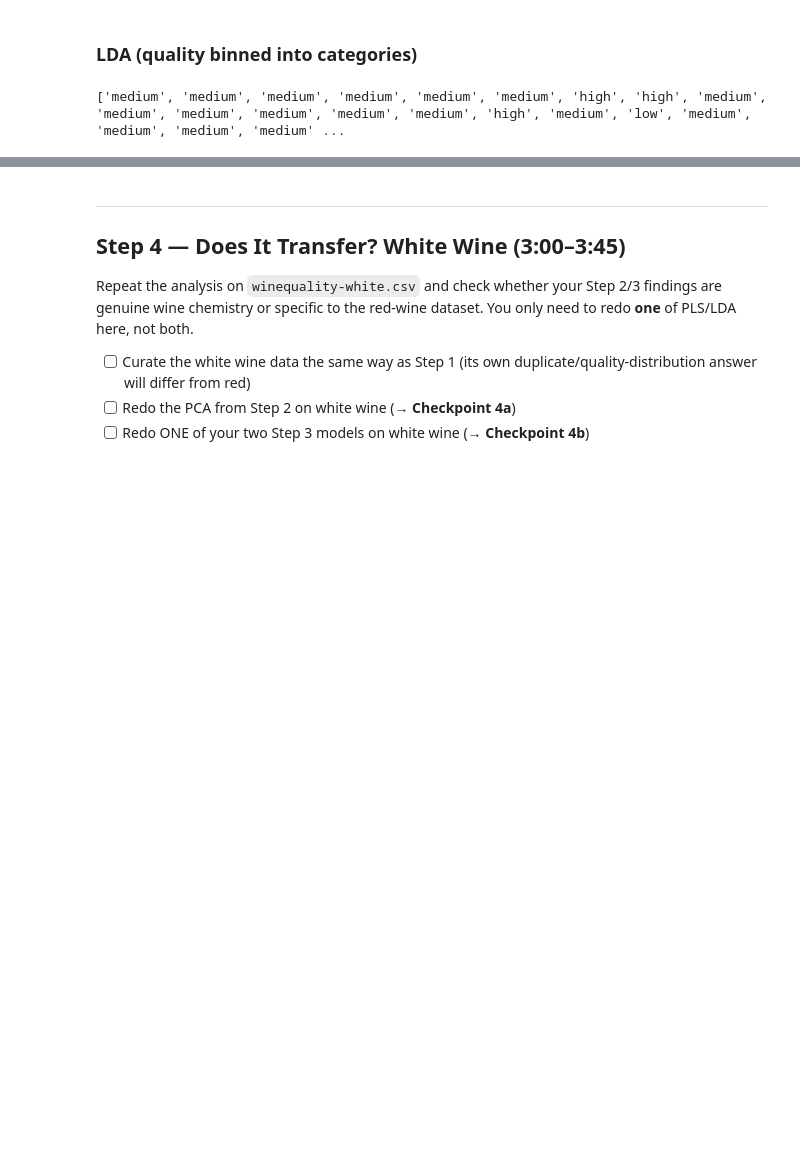
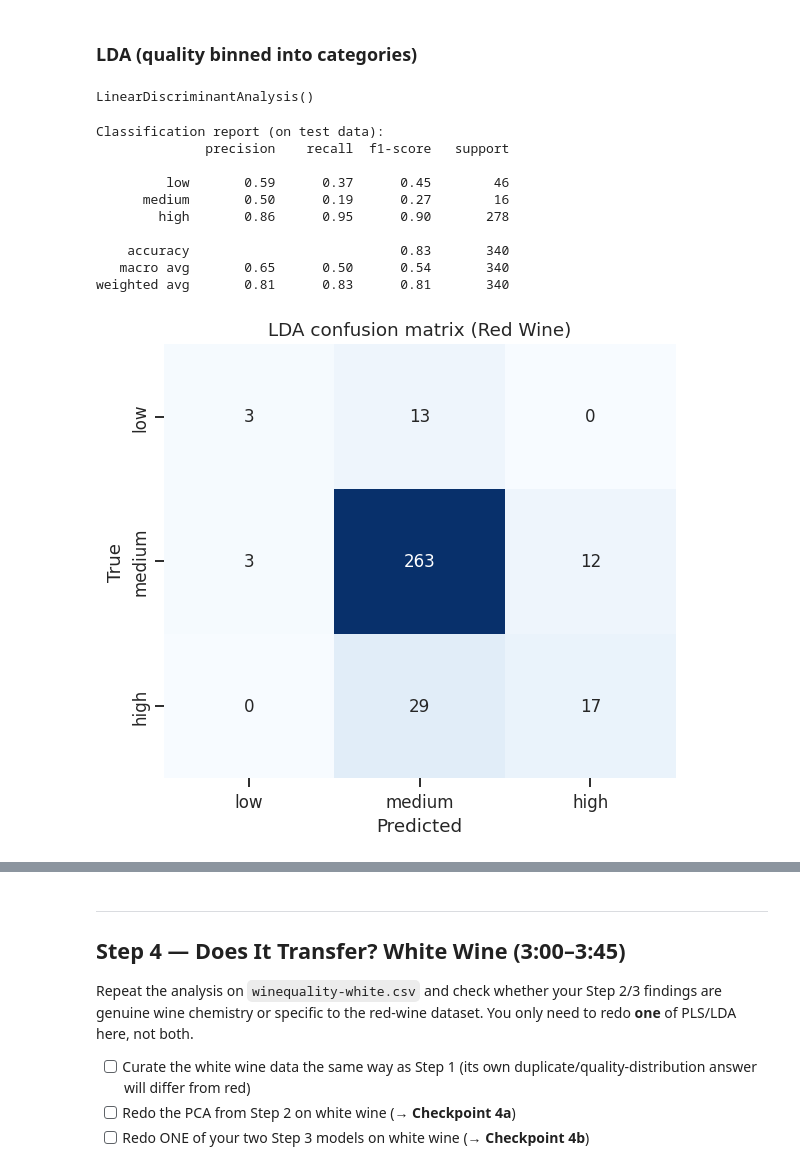
Before and after one commit to evagulevska-ctrl/1kb570_2026, a Jupyter notebook: Labs/02_modelling_wine_quality/starter_notebook.ipynb, the cells around one changed output, grey strips where cells are left out. Drawn from its saved outputs; the diff is of its cells as text; code cells hidden in the pictures; blank space fills up the shorter version.

```diff
--- a/Labs/02_modelling_wine_quality/starter_notebook.ipynb
+++ b/Labs/02_modelling_wine_quality/starter_notebook.ipynb
@@ -353,25 +353,59 @@ PLS test-set RMSE: 0.724 mS/cm
 # this is a real modelling decision, not a formality.
 # Check the resulting class sizes: are they balanced?
 
-labels = []
+labels_red = []
 
-for yi in (y):
+for yi in (y_red):
     if yi in (3,4):
-        labels.append('low')
+        labels_red.append('low')
     elif yi in (5,6):
-        labels.append('medium')
+        labels_red.append('medium')
     else:
-        labels.append('high')
-print(labels)
+        labels_red.append('high')
-# %% [output]
-['medium', 'medium', 'medium', 'medium', 'medium', 'medium', 'high', 'high', 'medium', 'medium', 'medium', 'medium', 'medium', 'medium', 'high', 'medium', 'low', 'medium', 'medium', 'medium', 'medium' ...
 # %%
 # TODO: train/test split, then fit LinearDiscriminantAnalysis
-lda = LinearDiscriminantAnalysis()
-lda_scores = lda.fit_transform(X_scaled, y)
+
+# Define class_names based on the 'labels' list created in cell 047ece3c
+# Assuming the labels are 'low', 'medium', 'high' in that order
+class_names = ['low', 'medium', 'high'] # This can remain general as it's just names
+
+X_train_lda_red, X_test_lda_red, y_train_lda_red, y_test_lda_red = train_test_split(
+    x_scaled_red, labels_red, test_size=0.25, random_state=RANDOM_STATE, stratify=labels_red
+)
+
+lda_red = LinearDiscriminantAnalysis()
+# Fit LDA on the training data
+lda_red.fit(X_train_lda_red, y_train_lda_red)
+
+# lda_scores = lda.fit_transform(X_scaled, y) # This line is not needed for classification evaluation
+# %% [output]
+LinearDiscriminantAnalysis()
 # %%
-# TODO: report a confusion matrix (ConfusionMatrixDisplay) and per-class
-# accuracy on the TEST set -- accuracy alone is not enough here
+y_pred_lda_red = lda_red.predict(X_test_lda_red)
+
+print('Classification report (on test data):')
+print(classification_report(y_test_lda_red, y_pred_lda_red, target_names=class_names))
+
+cm_red = confusion_matrix(y_test_lda_red, y_pred_lda_red, labels=class_names)
+fig, ax = plt.subplots(figsize=(5.5, 5))
+sns.heatmap(cm_red, annot=True, fmt='d', cmap='Blues', xticklabels=class_names,
+            yticklabels=class_names, ax=ax, cbar=False)
+ax.set_xlabel('Predicted'); ax.set_ylabel('True')
+ax.set_title('LDA confusion matrix (Red Wine)')
+plt.tight_layout()
+plt.show()
+# %% [output]
+Classification report (on test data):
+              precision    recall  f1-score   support
+
+         low       0.59      0.37      0.45        46
+      medium       0.50      0.19      0.27        16
+        high       0.86      0.95      0.90       278
+
+    accuracy                           0.83       340
+   macro avg       0.65      0.50      0.54       340
+weighted avg       0.81      0.83      0.81       340
+[figure, added]
 # %%
 # TODO: Checkpoint 3c/3d groundwork -- pull out and compare the top
 # variables from both models (PLS coefficients vs. LDA discriminant
```
Also changed, not shown: parts of 28 cells of this notebook.
